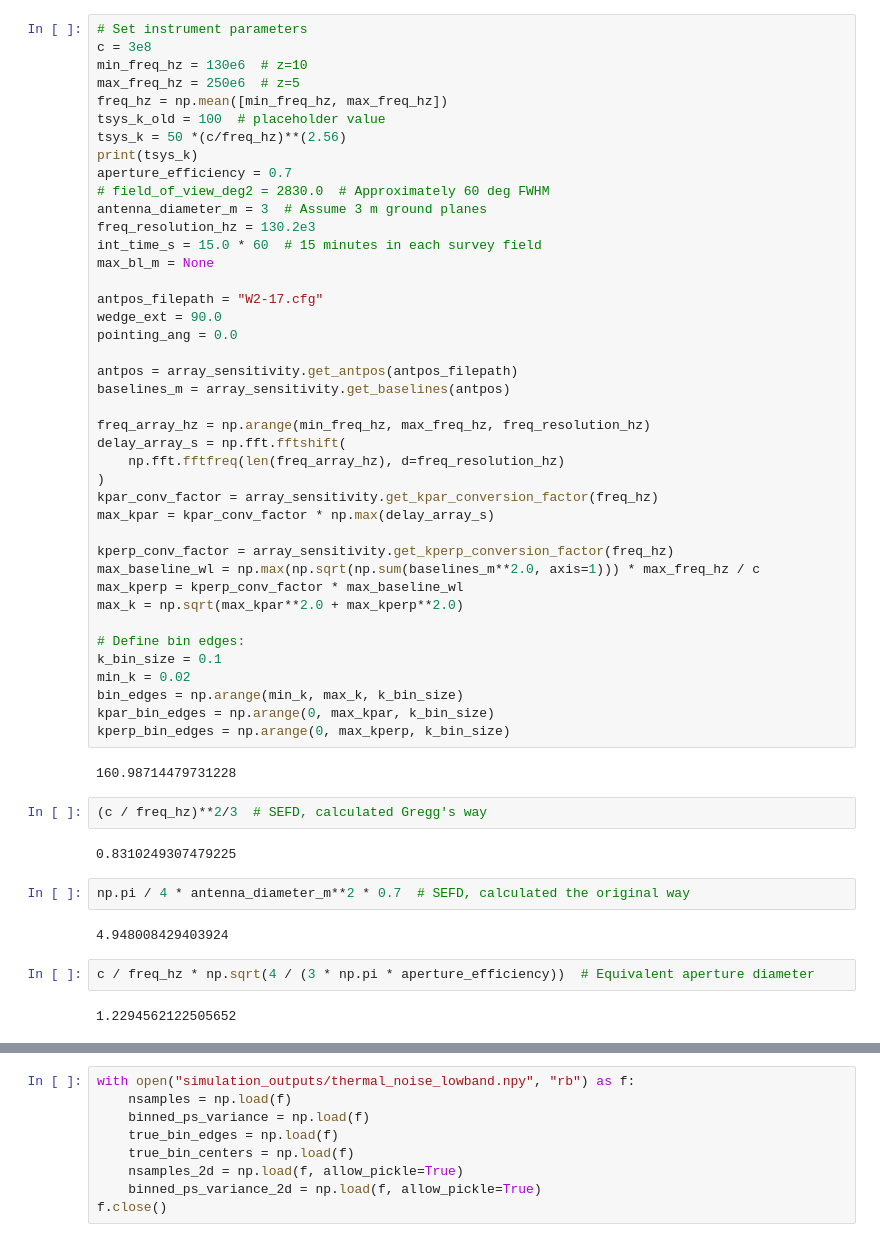
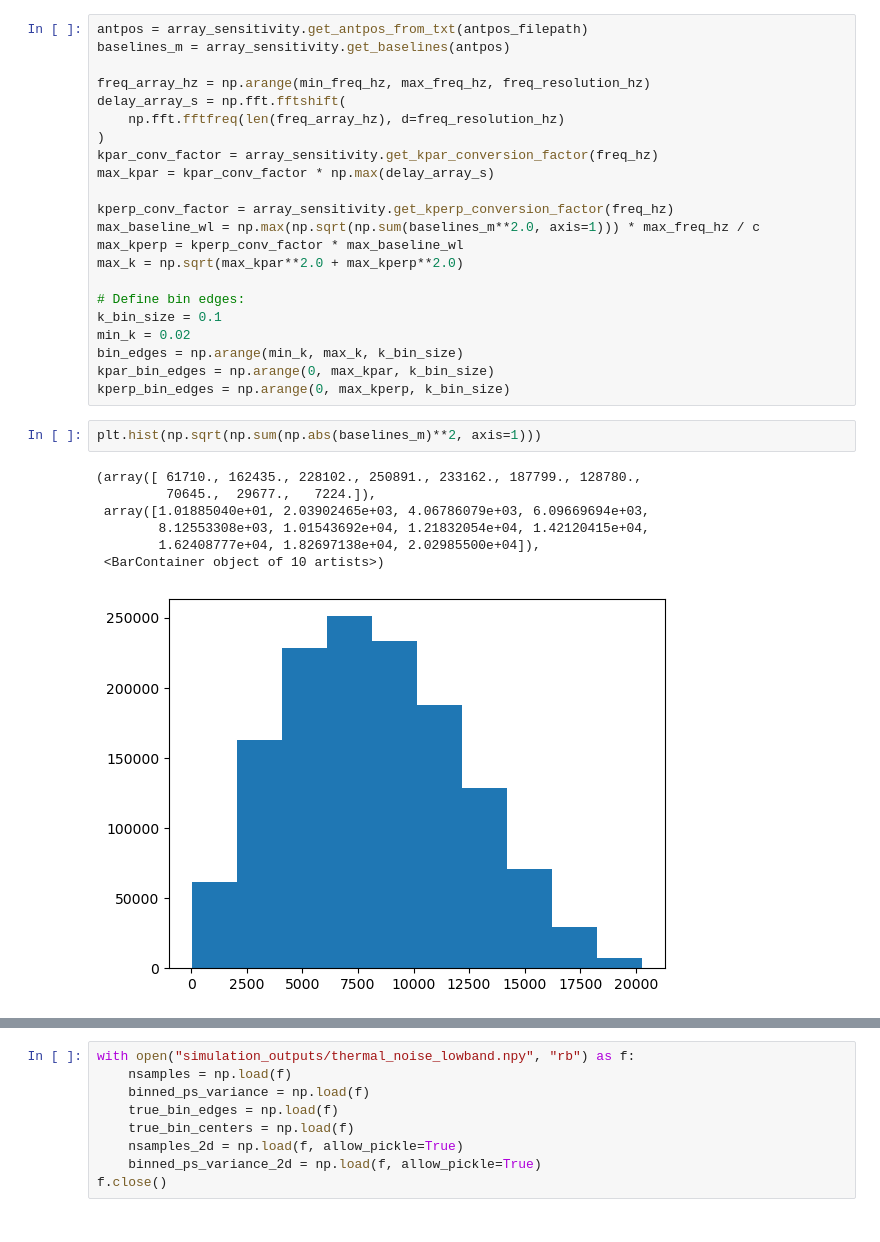
Before and after one commit to rlbyrne/PSsensitivity, a Jupyter notebook: plot_lowband_sensitivity.ipynb, the cells around one changed output, grey strips where cells are left out. Cells and saved outputs as stored; diff of their text form.

```diff
--- a/plot_lowband_sensitivity.ipynb
+++ b/plot_lowband_sensitivity.ipynb
@@ -6,24 +25,5 @@ import array_sensitivity
 # %%
-# Set instrument parameters
-c = 3e8
-min_freq_hz = 130e6  # z=10
-max_freq_hz = 250e6  # z=5
-freq_hz = np.mean([min_freq_hz, max_freq_hz])
-tsys_k_old = 100  # placeholder value
-tsys_k = 50 *(c/freq_hz)**(2.56)
-print(tsys_k)
-aperture_efficiency = 0.7
-# field_of_view_deg2 = 2830.0  # Approximately 60 deg FWHM
-antenna_diameter_m = 3  # Assume 3 m ground planes
-freq_resolution_hz = 130.2e3
-int_time_s = 15.0 * 60  # 15 minutes in each survey field
-max_bl_m = None
-
-antpos_filepath = "W2-17.cfg"
-wedge_ext = 90.0
-pointing_ang = 0.0
-
-antpos = array_sensitivity.get_antpos(antpos_filepath)
+antpos = array_sensitivity.get_antpos_from_txt(antpos_filepath)
 baselines_m = array_sensitivity.get_baselines(antpos)
 
 freq_array_hz = np.arange(min_freq_hz, max_freq_hz, freq_resolution_hz)
@@ -44,17 +44,13 @@ min_k = 0.02
 bin_edges = np.arange(min_k, max_k, k_bin_size)
 kpar_bin_edges = np.arange(0, max_kpar, k_bin_size)
 kperp_bin_edges = np.arange(0, max_kperp, k_bin_size)
-# %% [output]
-160.98714479731228
-# %%
-(c / freq_hz)**2/3  # SEFD, calculated Gregg's way
-# %% [output]
-0.8310249307479225
-# %%
-np.pi / 4 * antenna_diameter_m**2 * 0.7  # SEFD, calculated the original way
-# %% [output]
-4.948008429403924
-# %%
-c / freq_hz * np.sqrt(4 / (3 * np.pi * aperture_efficiency))  # Equivalent aperture diameter
-# %% [output]
-1.2294562122505652
+# %%
+plt.hist(np.sqrt(np.sum(np.abs(baselines_m)**2, axis=1)))
+# %% [output]
+(array([ 61710., 162435., 228102., 250891., 233162., 187799., 128780.,
+         70645.,  29677.,   7224.]),
+ array([1.01885040e+01, 2.03902465e+03, 4.06786079e+03, 6.09669694e+03,
+        8.12553308e+03, 1.01543692e+04, 1.21832054e+04, 1.42120415e+04,
+        1.62408777e+04, 1.82697138e+04, 2.02985500e+04]),
+ <BarContainer object of 10 artists>)
+[figure, added]
```
Also changed, not shown: parts of 13 cells of this notebook, 3 other files.
